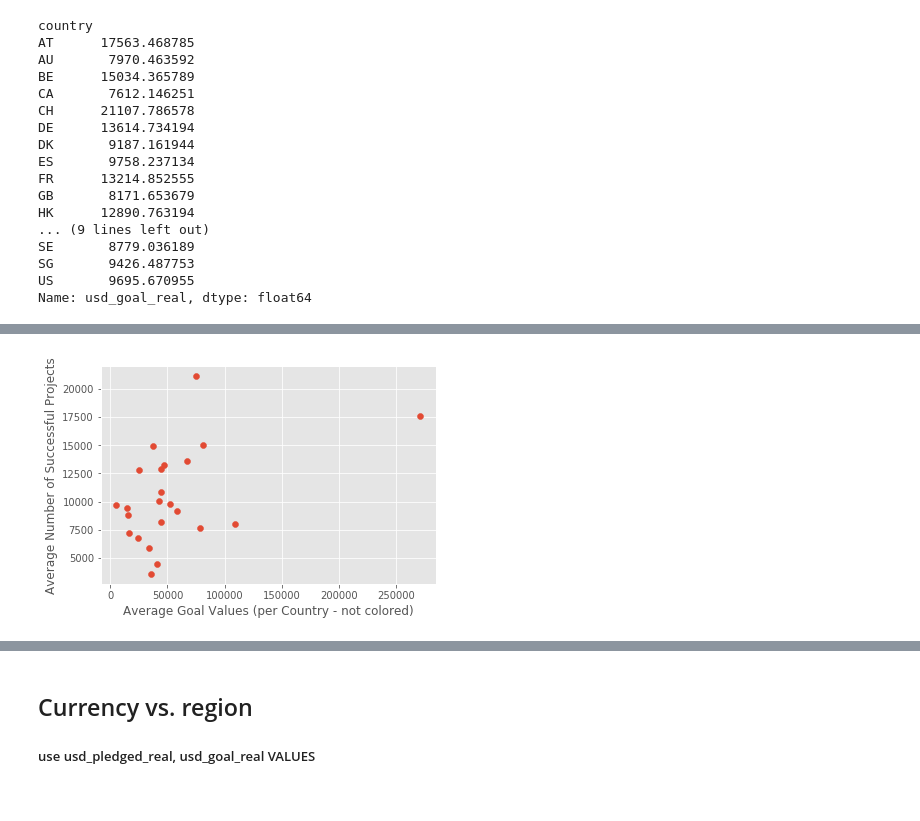
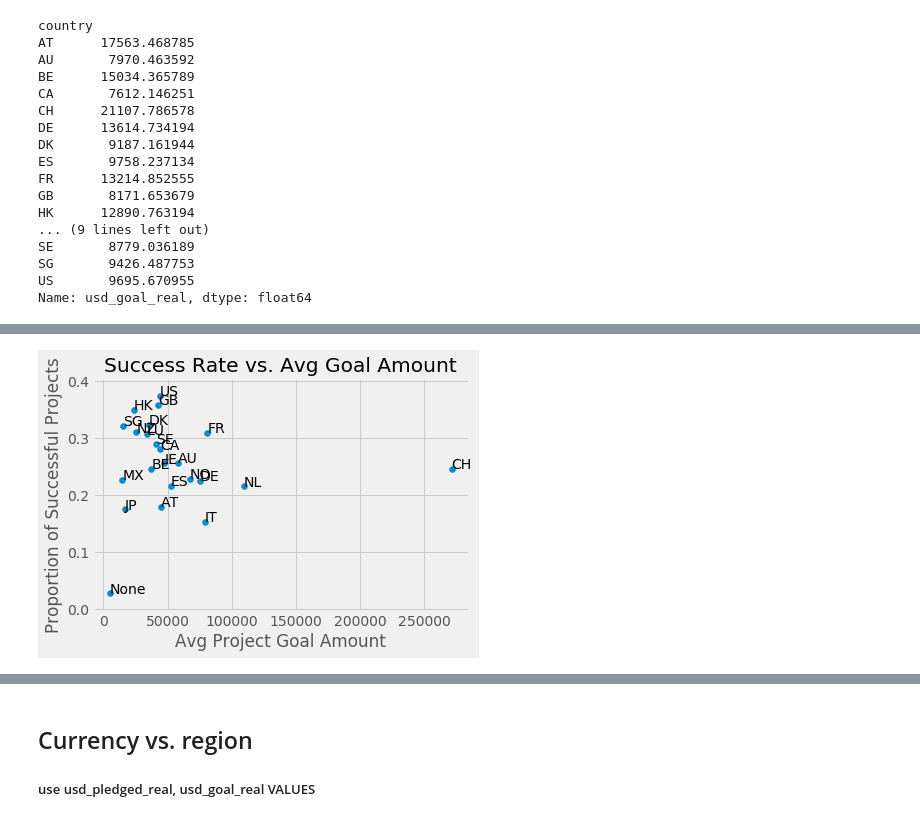
Before and after one commit to hannah-ross/dataforgood, a Jupyter notebook: Stats131_FinalProject_Paulina_updated.ipynb, the cells around one changed output, grey strips where cells are left out. Cells and saved outputs as stored; diff of their text form; code cells hidden in the pictures.

```diff
--- a/Stats131_FinalProject_Paulina_updated.ipynb
+++ b/Stats131_FinalProject_Paulina_updated.ipynb
@@ -275,3 +313,6 @@ SE       8779.036189
 SG       9426.487753
 US       9695.670955
 Name: usd_goal_real, dtype: float64
+# %%
+country_labels = [co for co in country_goal_means.index]
+country_labels
@@ -277,0 +382,3 @@ Name: usd_goal_real, dtype: float64
+# %%
+new_y_axis_successrate = rate_eachstate_country.state.successful.reindex(country_labels)
+new_y_axis_successrate
@@ -292,10 +417,14 @@ array([[1.        , 0.45324422],
-# %%
-#try to color dots by country??
-matplotlib.style.use('ggplot')
-
-plt.scatter(country_goal_means, success)
-plt.xlabel('Average Goal Values (per Country - not colored)')
-plt.ylabel('Average Number of Successful Projects')
-plt.show()
-# %% [output]
-[figure, removed]
+# %%
+plt.style.use('fivethirtyeight')
+fig,ax = plt.subplots()
+
+
+
+ax.scatter(country_goal_means,new_y_axis_successrate)
+plt.xlabel('Avg Project Goal Amount')
+plt.ylabel('Proportion of Successful Projects')
+plt.title('Success Rate vs. Avg Goal Amount')
+for i,co in enumerate(country_labels):
+    ax.annotate(co, (country_goal_means[i], new_y_axis_successrate[i]))
+# %% [output]
+[figure, added]
```
Also changed, not shown: parts of 25 cells of this notebook.
